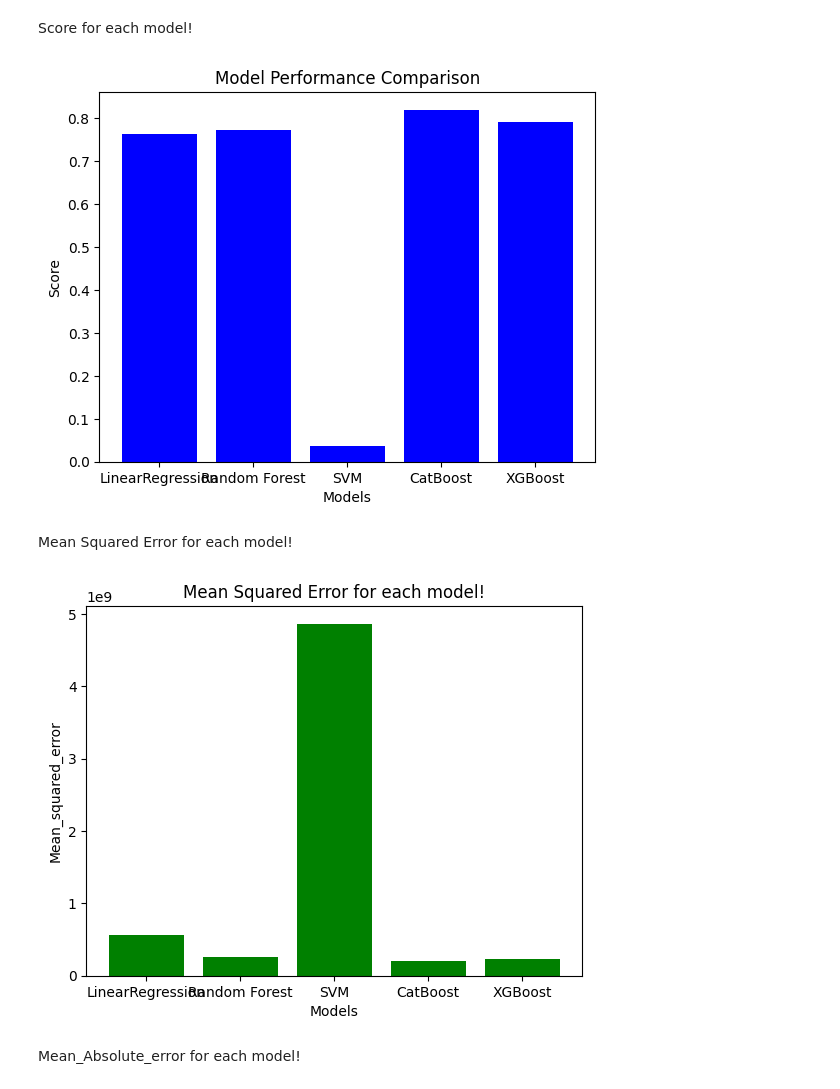
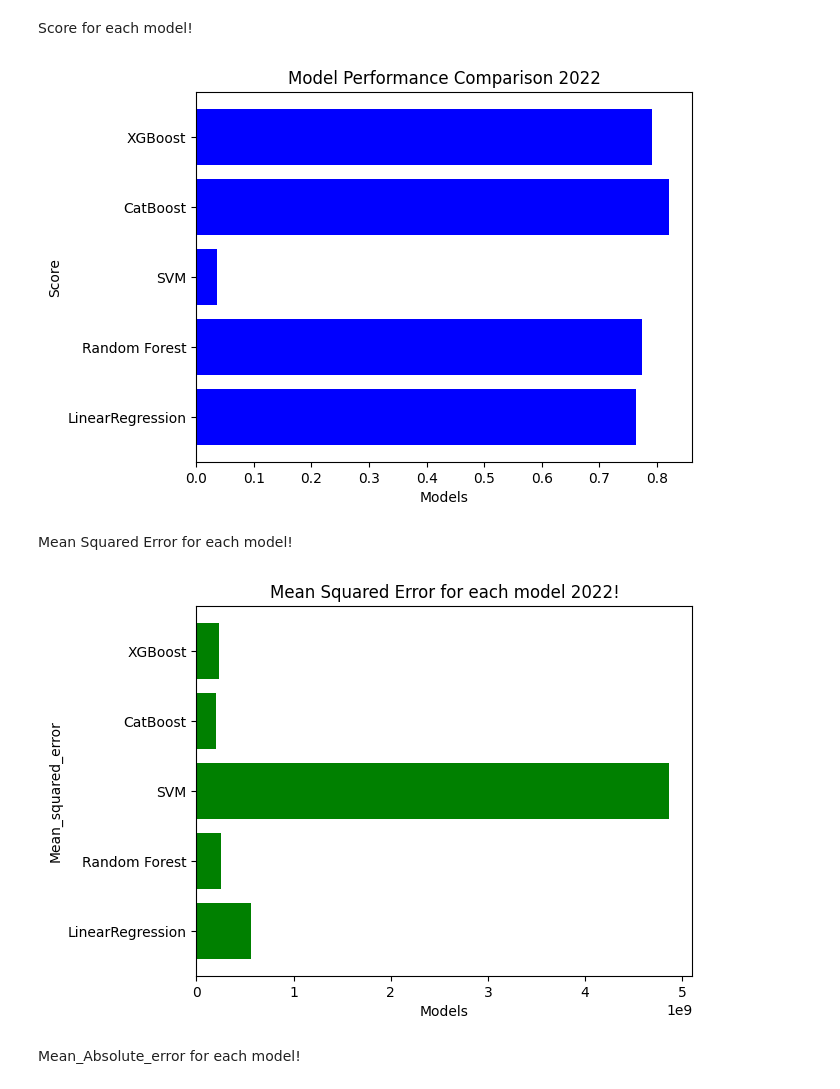
Before and after one commit to MGASALUCAS/TotoAfyaMbeya, a Jupyter notebook: Machine Learning Modeling - 2022.ipynb, the cells around one changed output. Drawn from its saved outputs; the diff is of its cells as text; code cells hidden in the pictures.

```diff
--- a/Machine Learning Modeling - 2022.ipynb
+++ b/Machine Learning Modeling - 2022.ipynb
@@ -578,26 +599,26 @@ Score for each model!
 # %%
 import matplotlib.pyplot as plt
 import numpy as np
 
 # define the model names and their corresponding scores
 model_names = ['LinearRegression', 'Random Forest', 'SVM', 'CatBoost', 'XGBoost']
 model_scores = [ScoreLinearRegresion, ScoreRandomForest, abs(ScoreSVM), abs(ScoreCatboost), ScoreXGboost]
 
-# create a bar plot to compare the model scores
-plt.bar(model_names, model_scores, color='blue')
+# create a horizontal bar plot to compare the model scores
+plt.barh(model_names, model_scores, color='blue')
 
 # set the chart title and axis labels
-plt.title('Model Performance Comparison')
+plt.title('Model Performance Comparison 2022')
 plt.xlabel('Models')
 plt.ylabel('Score')
 
 # set the y-axis range
 # plt.ylim([0, 1])
 
 # display the plot
 plt.show()
 # %% [output]
-[figure, old version]
+[figure, new version]
 # %% [markdown]
 Mean Squared Error for each model!
 # %%
@@ -608,11 +629,11 @@ import numpy as np
 model_names_for_mse = ['LinearRegression', 'Random Forest', 'SVM', 'CatBoost', 'XGBoost']
 mean_squared_error = [mseLinearRegression, mseRandomForest, mseSVM, mseCatboost, mseXGboost]
 
-# create a bar plot to compare the model scores
-plt.bar(model_names_for_mse, mean_squared_error, color='green')
+# create a horizontal bar plot to compare the model scores
+plt.barh(model_names_for_mse, mean_squared_error, color='green')
 
 # set the chart title and axis labels
-plt.title('Mean Squared Error for each model!')
+plt.title('Mean Squared Error for each model 2022!')
 plt.xlabel('Models')
 plt.ylabel('Mean_squared_error')
 
@@ -622,7 +643,7 @@ plt.ylabel('Mean_squared_error')
 # display the plot
 plt.show()
 # %% [output]
-[figure, old version]
+[figure, new version]
 # %% [markdown]
 Mean_Absolute_error for each model!
 # %%
```
Also changed, not shown: parts of 9 cells of this notebook, 1 other file.
